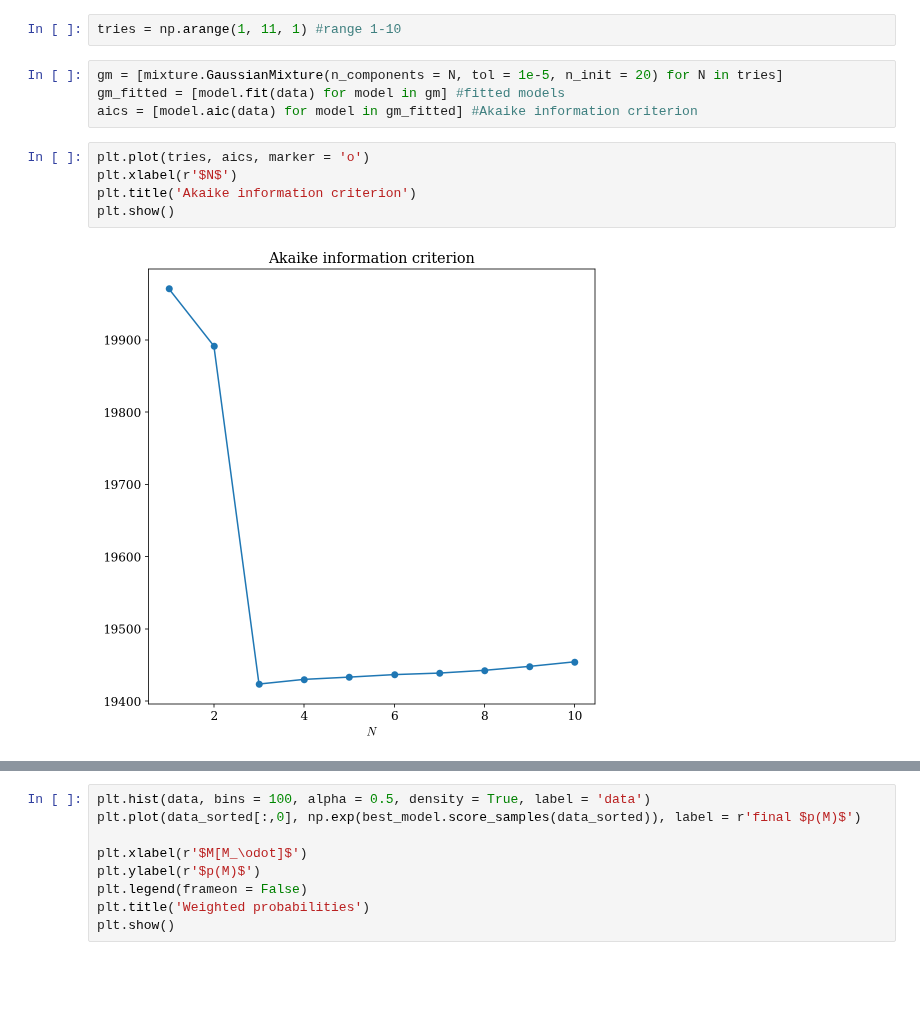
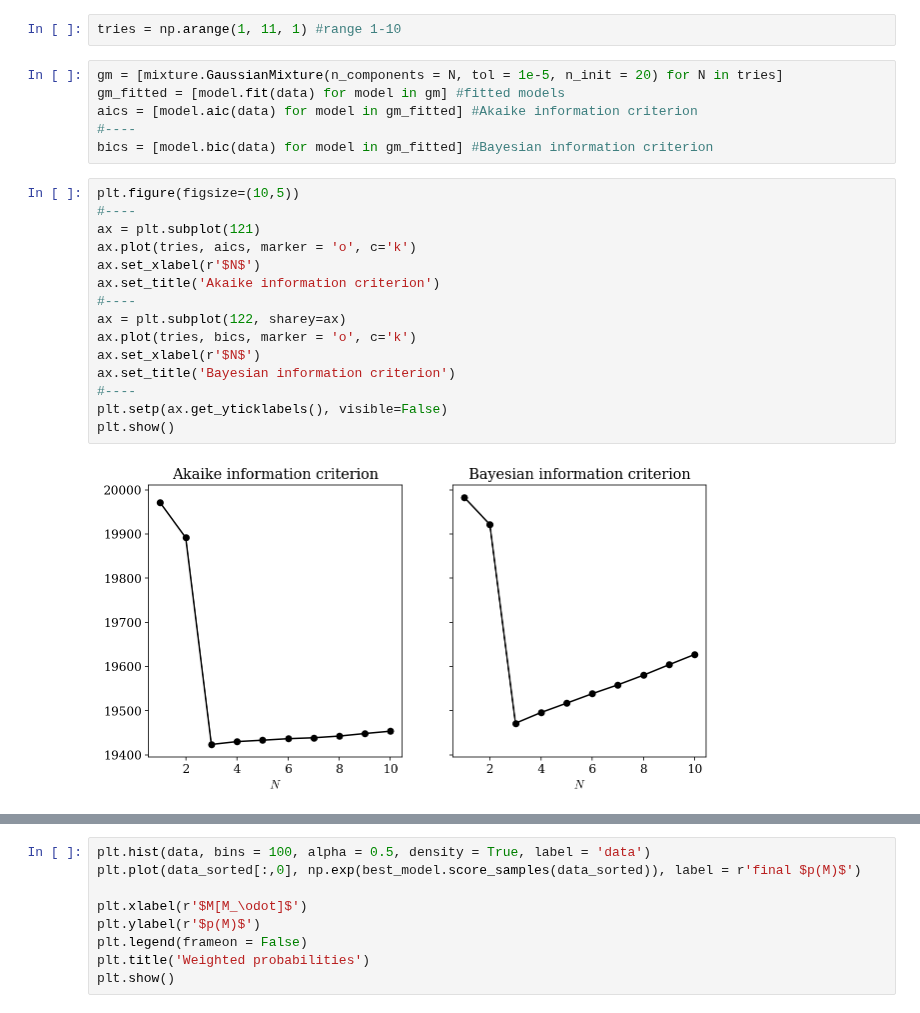
Before and after one commit to asantini29/astrostatistics_bicocca_2022, a Jupyter notebook: working/L06_BHBs_gaussian_mixture.ipynb, the cells around one changed output, grey strips where cells are left out. Drawn from its saved outputs; the diff is of its cells as text; blank space fills up the shorter version.

```diff
--- a/working/L06_BHBs_gaussian_mixture.ipynb
+++ b/working/L06_BHBs_gaussian_mixture.ipynb
@@ -41,11 +41,23 @@ tries = np.arange(1, 11, 1) #range 1-10
 gm = [mixture.GaussianMixture(n_components = N, tol = 1e-5, n_init = 20) for N in tries]
 gm_fitted = [model.fit(data) for model in gm] #fitted models
 aics = [model.aic(data) for model in gm_fitted] #Akaike information criterion
+#----
+bics = [model.bic(data) for model in gm_fitted] #Bayesian information criterion
 # %%
-plt.plot(tries, aics, marker = 'o')
-plt.xlabel(r'$N$')
-plt.title('Akaike information criterion')
+plt.figure(figsize=(10,5))
+#----
+ax = plt.subplot(121)
+ax.plot(tries, aics, marker = 'o', c='k')
+ax.set_xlabel(r'$N$')
+ax.set_title('Akaike information criterion')
+#----
+ax = plt.subplot(122, sharey=ax)
+ax.plot(tries, bics, marker = 'o', c='k')
+ax.set_xlabel(r'$N$')
+ax.set_title('Bayesian information criterion')
+#----
+plt.setp(ax.get_yticklabels(), visible=False)
 plt.show()
 # %% [output]
-[figure, old version]
+[figure, new version]
 # %%
```
Also changed, not shown: parts of 4 cells of this notebook.
